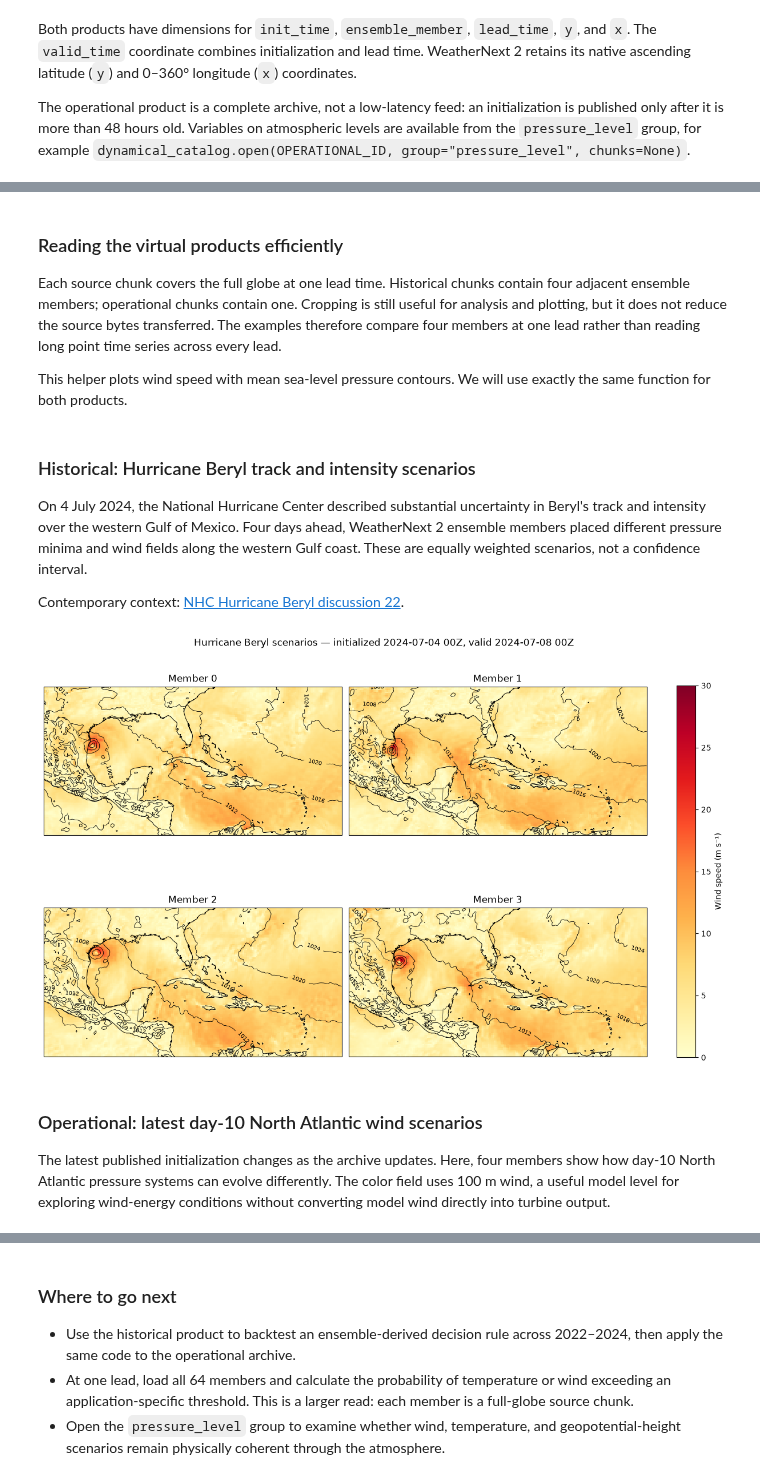
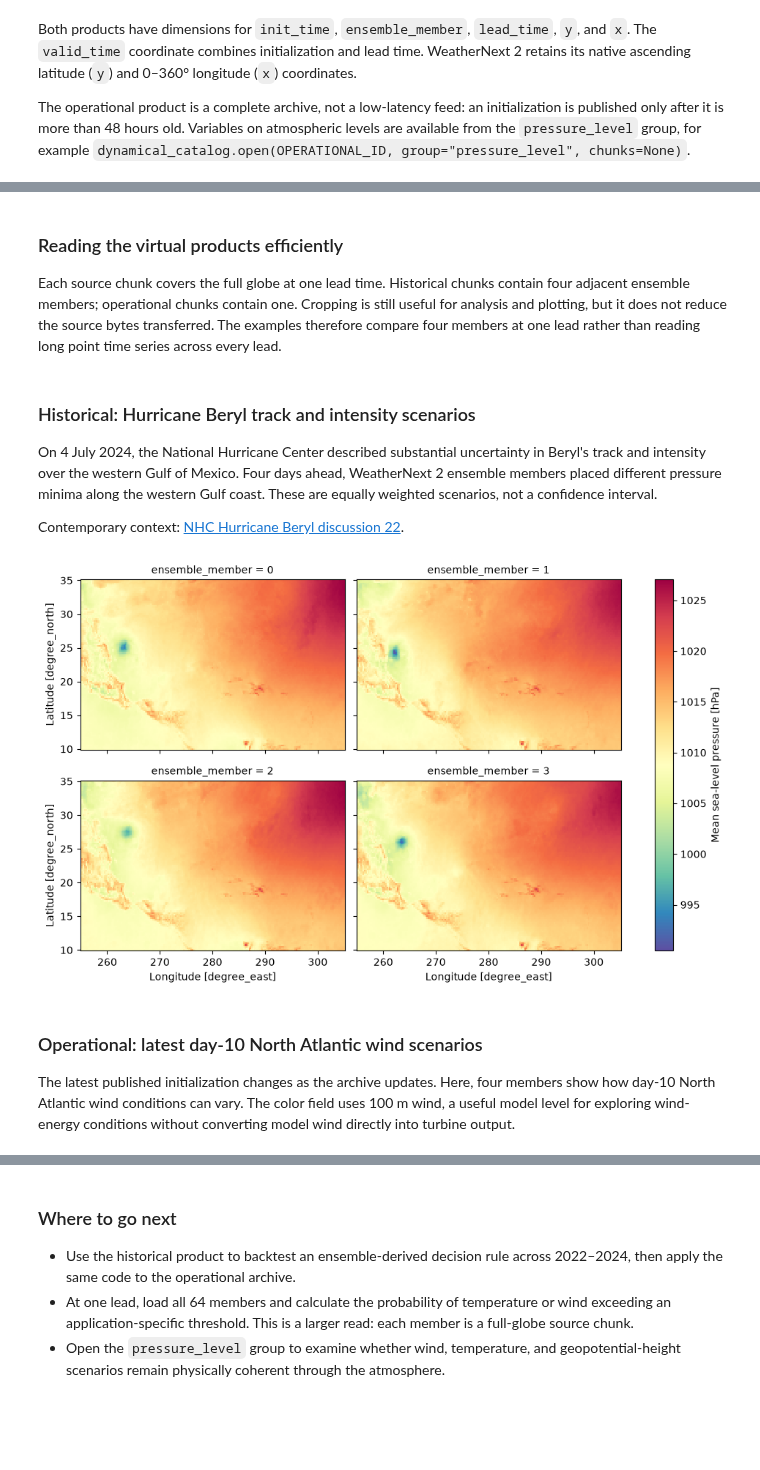
Before and after one commit to dynamical-org/notebooks, a Jupyter notebook: google-weathernext2-forecast-historical+operational-virtual.ipynb, the cells around one changed output, grey strips where cells are left out. Cells and saved outputs as stored; diff of their text form; code cells hidden in the pictures; blank space fills up the shorter version.

Commit message:
Simplify WeatherNext 2 example plots

```diff
--- a/google-weathernext2-forecast-historical+operational-virtual.ipynb
+++ b/google-weathernext2-forecast-historical+operational-virtual.ipynb
@@ -68,5 +55,3 @@ pd.DataFrame(
 ### Reading the virtual products efficiently
 
 Each source chunk covers the full globe at one lead time. Historical chunks contain four adjacent ensemble members; operational chunks contain one. Cropping is still useful for analysis and plotting, but it does not reduce the source bytes transferred. The examples therefore compare four members at one lead rather than reading long point time series across every lead.
-
-This helper plots wind speed with mean sea-level pressure contours. We will use exactly the same function for both products.
@@ -127,35 +58,32 @@ def plot_scenarios(
 # %% [markdown]
 ### Historical: Hurricane Beryl track and intensity scenarios
 
-On 4 July 2024, the National Hurricane Center described substantial uncertainty in Beryl's track and intensity over the western Gulf of Mexico. Four days ahead, WeatherNext 2 ensemble members placed different pressure minima and wind fields along the western Gulf coast. These are equally weighted scenarios, not a confidence interval.
+On 4 July 2024, the National Hurricane Center described substantial uncertainty in Beryl's track and intensity over the western Gulf of Mexico. Four days ahead, WeatherNext 2 ensemble members placed different pressure minima along the western Gulf coast. These are equally weighted scenarios, not a confidence interval.
 
 Contemporary context: [NHC Hurricane Beryl discussion 22](https://www.nhc.noaa.gov/archive/2024/al02/al022024.discus.022.shtml).
 # %%
-beryl = (
-    historical[
-        ["pressure_reduced_to_mean_sea_level", "wind_u_10m", "wind_v_10m"]
-    ]
+beryl_pressure = (
+    historical["pressure_reduced_to_mean_sea_level"]
     .sel(
         init_time="2024-07-04T00",
         ensemble_member=slice(0, 3),
         lead_time="96h",
         y=slice(10, 35),
         x=slice(255, 305),
     )
     .load()
+    / 100
 )
 
-plot_scenarios(
-    beryl,
-    wind_u="wind_u_10m",
-    wind_v="wind_v_10m",
-    extent=(-105, -55, 10, 35),
-    title="Hurricane Beryl scenarios — initialized 2024-07-04 00Z, valid 2024-07-08 00Z",
+beryl_pressure.attrs["long_name"] = "Mean sea-level pressure"
+beryl_pressure.attrs["units"] = "hPa"
+_ = beryl_pressure.plot(
+    x="x", y="y", col="ensemble_member", col_wrap=2, figsize=(10, 6), cmap="Spectral_r"
 )
 # %% [output]
-[figure, old version]
+[figure, new version]
 # %% [markdown]
 ### Operational: latest day-10 North Atlantic wind scenarios
 
-The latest published initialization changes as the archive updates. Here, four members show how day-10 North Atlantic pressure systems can evolve differently. The color field uses 100 m wind, a useful model level for exploring wind-energy conditions without converting model wind directly into turbine output.
+The latest published initialization changes as the archive updates. Here, four members show how day-10 North Atlantic wind conditions can vary. The color field uses 100 m wind, a useful model level for exploring wind-energy conditions without converting model wind directly into turbine output.
 # %%
```
Also changed, not shown: parts of 4 cells of this notebook.
